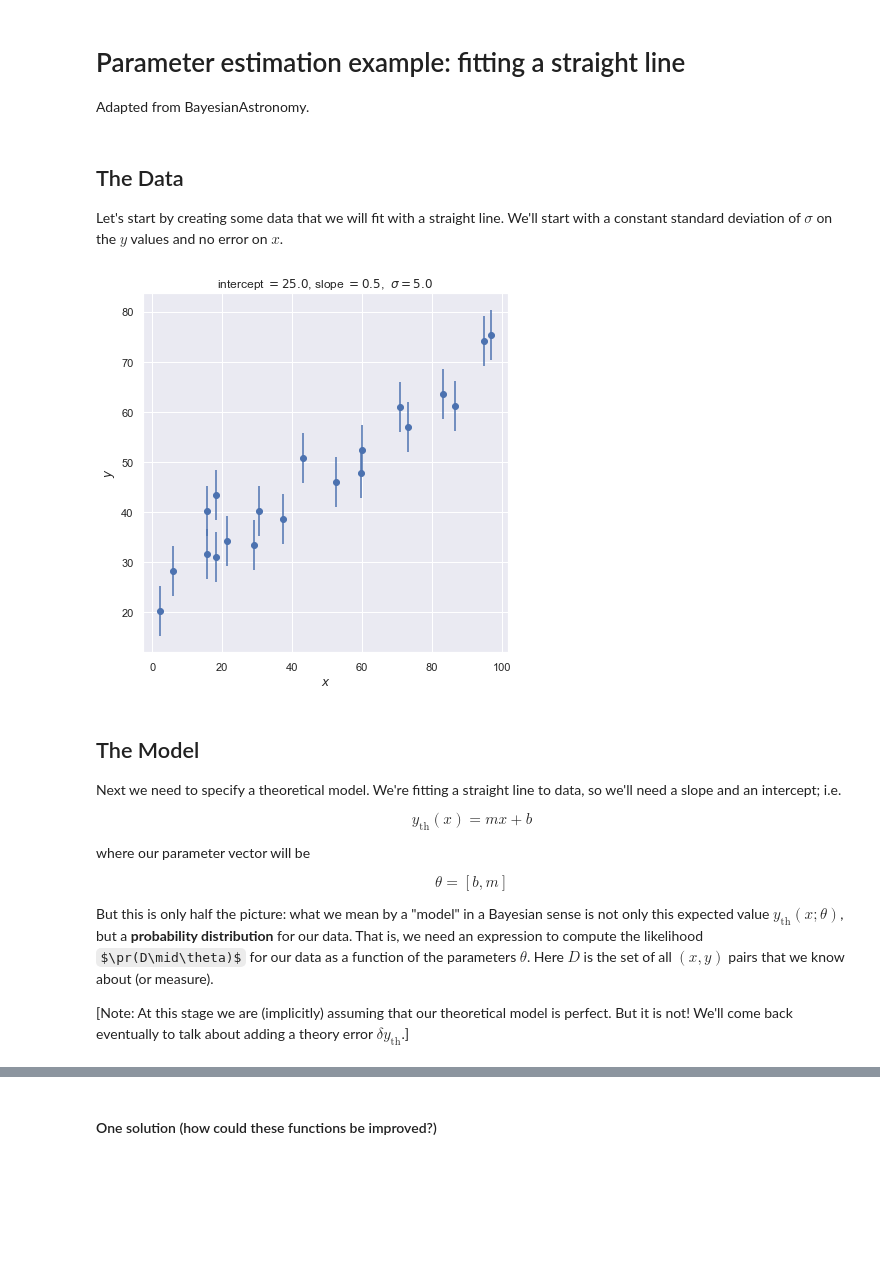
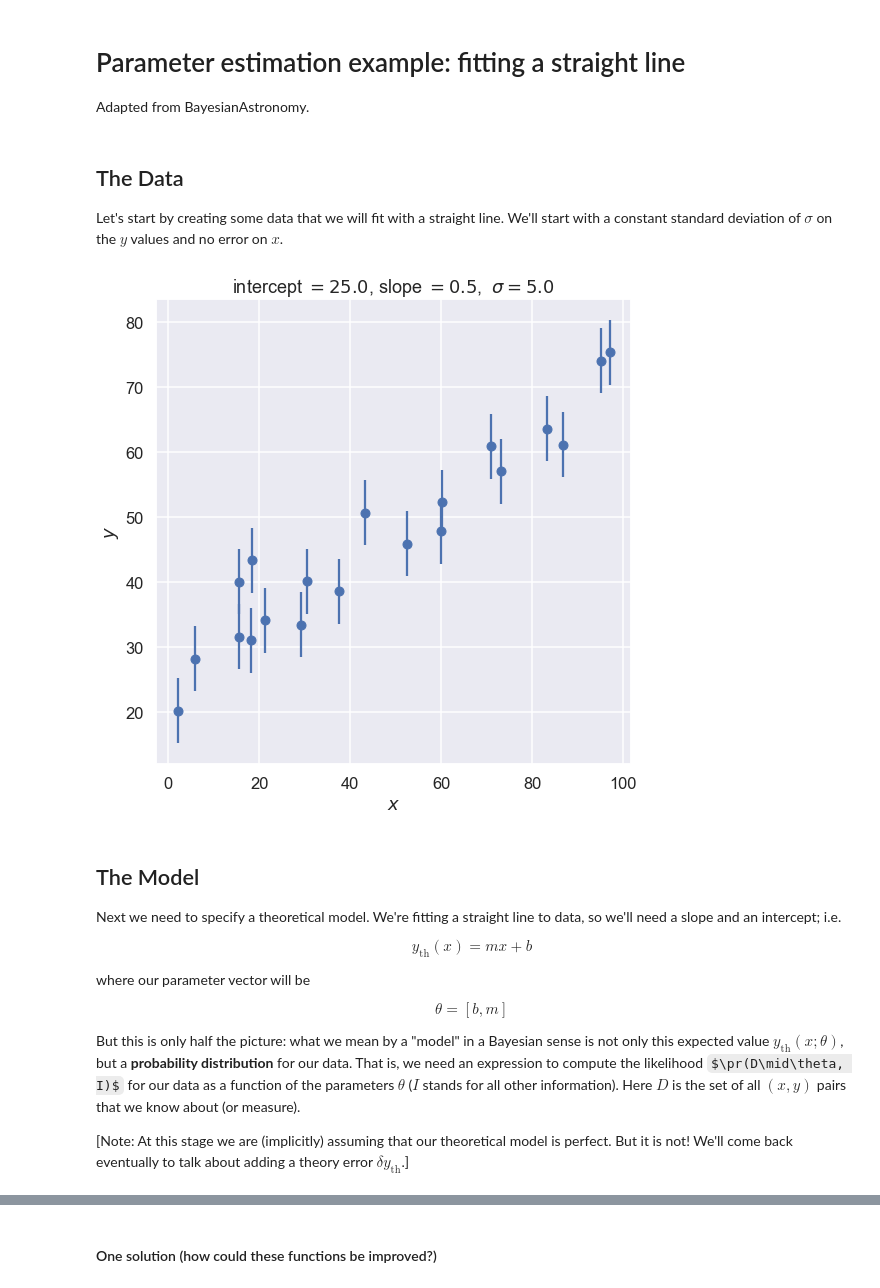
Before and after one commit to NuclearTalent/Bayes2019, a Jupyter notebook: topics/bayesian-parameter-estimation/parameter_estimation_fitting_straight_line_I.ipynb, the cells around one changed output, grey strips where cells are left out. Drawn from its saved outputs; the diff is of its cells as text; code cells hidden in the pictures; some formulas as TeX source; blank space fills up the shorter version.

```diff
--- a/topics/bayesian-parameter-estimation/parameter_estimation_fitting_straight_line_I.ipynb
+++ b/topics/bayesian-parameter-estimation/parameter_estimation_fitting_straight_line_I.ipynb
@@ -3,7 +3,7 @@
 
 Adapted from BayesianAstronomy.
 $% Some LaTeX definitions we'll use.
-\newcommand{\pr}{\textrm{p}}
+\newcommand{\pr}{{p}}
 $
 # %%
 %matplotlib inline
@@ -17,35 +17,34 @@ Let's start by creating some data that we will fit with a straight line.  We'll
 # %%
 def make_data(intercept, slope, N=20, dy=5, rseed=42):
     """Given a straight line defined by intercept and slope:
           y = slope * x + intercept
        generate N points randomly spaced points from x=0 to x=100
        with Gaussian (i.e., normal) error with mean zero and standard
        deviation dy.
 
        Return the x and y arrays and an array of standard deviations.
     """
     rand = np.random.RandomState(rseed)
     x = 100 * rand.rand(N)  # choose the x values randomly in [0,100]
     y = intercept + slope * x  # This is the y value without noise
     y += dy * rand.randn(N)    # Add in Gaussian noise
     return x, y, dy * np.ones_like(x)  # return coordinates and error bars
 
 intercept = 25.   # true intercept (called b elsewhere)
 slope = 0.5       # true slope (called m elsewhere)
 theta_true = [intercept, slope]  # put parameters in a true theta vector
-x, y, dy = make_data(*theta_true)
+x, y, dy = make_data(*theta_true, rseed=42)
 
-fig = plt.figure(figsize=(6,6))
-ax = fig.add_subplot(1,1,1)  # could have used fig, ax = plt.subplots(...)
+fig, ax = plt.subplots(figsize=(8,8))
 ax.errorbar(x, y, dy, fmt='o')
 ax.set_xlabel(r'$x$')
 ax.set_ylabel(r'$y$')
 plot_title = rf'intercept $= {intercept:.1f}$, slope $= {slope:.1f}$, ' \
               + rf' $\sigma = {dy[0]:.1f}$'
 ax.set_title(plot_title)
 fig.tight_layout()
 # %% [output]
-[figure, old version]
+[figure, new version]
 # %% [markdown]
 ## The Model
 
@@ -62,7 +61,7 @@ $$
 $$
 
 But this is only half the picture: what we mean by a "model" in a Bayesian sense is not only this expected value $y_{\textrm{th}}(x;\theta)$, but a **probability distribution** for our data.
-That is, we need an expression to compute the likelihood $\pr(D\mid\theta)$ for our data as a function of the parameters $\theta$.
+That is, we need an expression to compute the likelihood $\pr(D\mid\theta, I)$ for our data as a function of the parameters $\theta$ ($I$ stands for all other information).
 Here $D$ is the set of all $(x,y)$ pairs that we know about (or measure).
 
 \[Note: At this stage we are (implicitly) assuming that our theoretical model is perfect.  But it is not!  We'll come back eventually to talk about adding a theory error $\delta y_{\textrm{th}}$.\]
```
Also changed, not shown: parts of 14 cells of this notebook.
